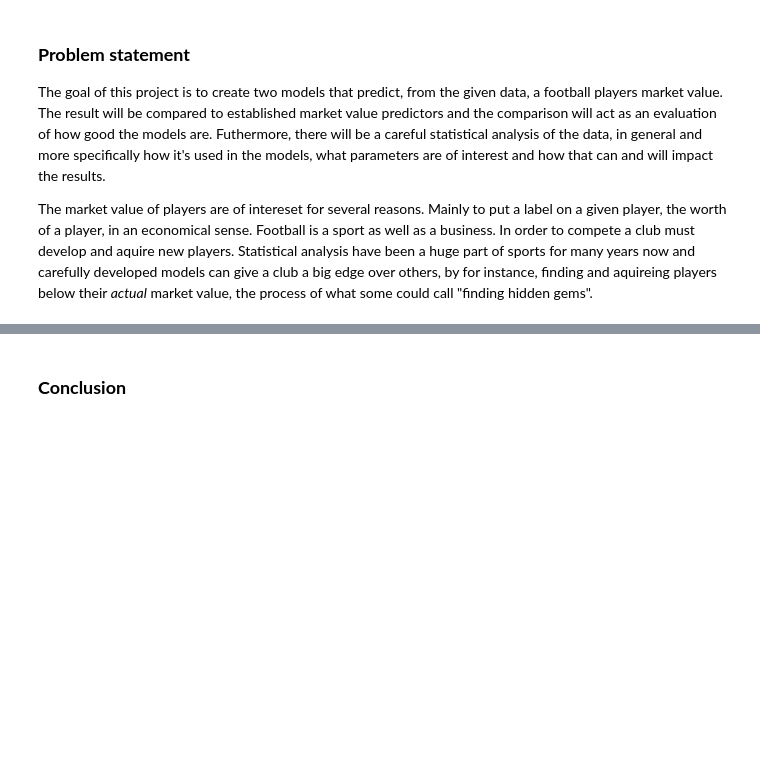
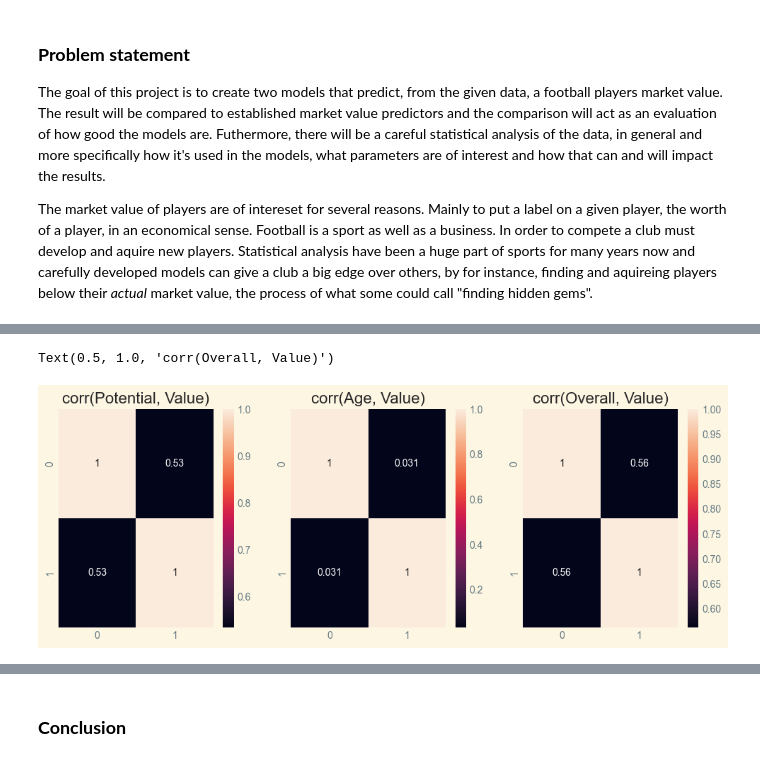
Before and after one commit to ValterMiari/Stats, a Jupyter notebook: Project/project_fifa.ipynb, the cells around one changed output, grey strips where cells are left out. Cells and saved outputs as stored; diff of their text form; code cells hidden in the pictures; blank space fills up the shorter version.

```diff
--- a/Project/project_fifa.ipynb
+++ b/Project/project_fifa.ipynb
@@ -120,0 +196,17 @@ plot_histograms(labels, data)
+# %%
+fig, axes = plt.subplots(1, 3, figsize=(12,4))
+
+corr_pot_val = np.corrcoef(data['Potential'], data['Value(in Euro)'])
+corr_age_val = np.corrcoef(data['Age'], data['Value(in Euro)'])
+corr_ovr_val = np.corrcoef(data['Overall'], data['Value(in Euro)'])
+
+
+sns.heatmap(corr_pot_val, annot=True, ax=axes[0])
+sns.heatmap(corr_age_val, annot=True, ax=axes[1])
+sns.heatmap(corr_ovr_val, annot=True, ax=axes[2])
+axes[0].set_title("corr(Potential, Value)")
+axes[1].set_title("corr(Age, Value)")
+axes[2].set_title("corr(Overall, Value)")
+# %% [output]
+Text(0.5, 1.0, 'corr(Overall, Value)')
+[figure, added]
```
Also changed, not shown: parts of 32 cells of this notebook, 1 other file.
